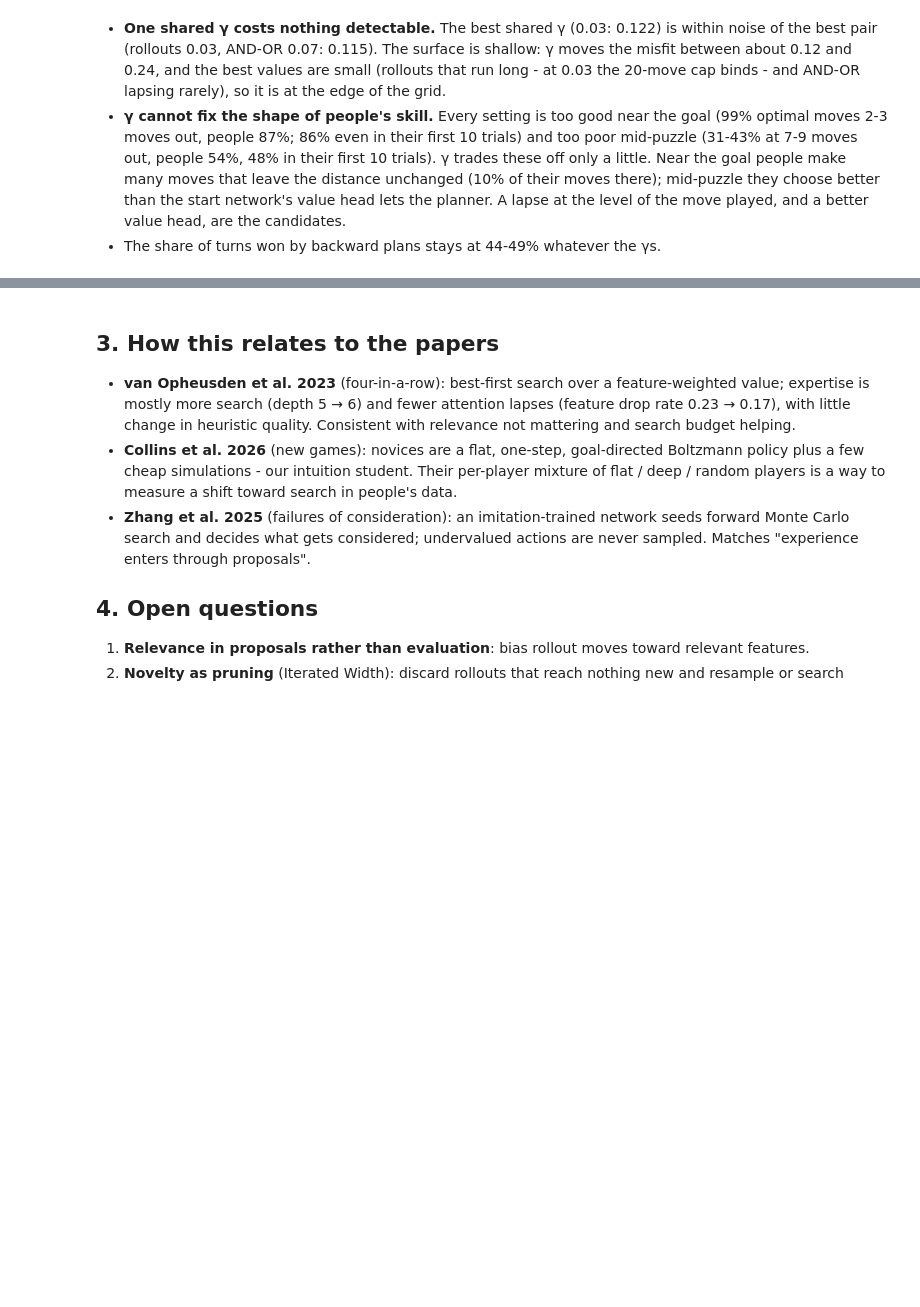
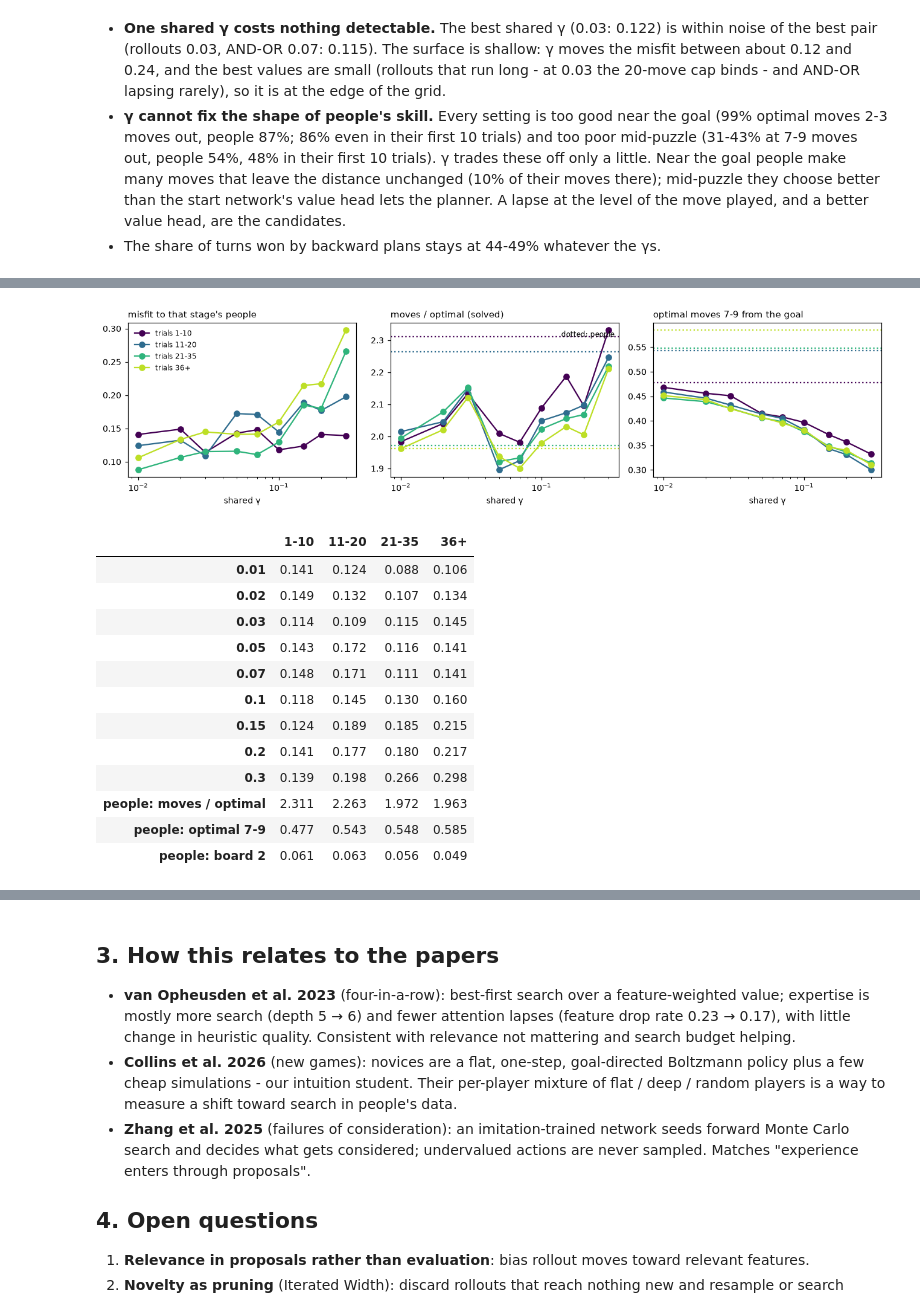
Before and after one commit to Appleseed4k/rush-hour, a Jupyter notebook: notebooks/forward_planning.ipynb, the cells around one changed output, grey strips where cells are left out. Drawn from its saved outputs; the diff is of its cells as text; code cells hidden in the pictures; blank space fills up the shorter version.

```diff
--- a/notebooks/forward_planning.ipynb
+++ b/notebooks/forward_planning.ipynb
@@ -565,0 +623,38 @@ skill.round(3)
+# %%
+lf, lpeople = fm.summarize_learning(pd.read_csv(os.path.join(SUMMARY, "gamma_learning.csv")))
+STAGE_ORDER = list(fm.STAGES)
+fig, axes = plt.subplots(1, 3, figsize=(12, 3.2))
+for st, color in zip(STAGE_ORDER, plt.cm.viridis([0.0, 0.35, 0.65, 0.9])):
+    d = lf[lf.stage == st].sort_values("gamma")
+    axes[0].plot(d.gamma, d.misfit, "o-", color=color, label=f"trials {st}")
+    axes[1].plot(d.gamma, d["moves / optimal"], "o-", color=color)
+    axes[1].axhline(lpeople.loc[st, "moves / optimal"], color=color, ls=":")
+    axes[2].plot(d.gamma, d["optimal 7-9"], "o-", color=color)
+    axes[2].axhline(lpeople.loc[st, "optimal 7-9"], color=color, ls=":")
+for ax, t in zip(axes, ["misfit to that stage's people", "moves / optimal (solved)",
+                        "optimal moves 7-9 from the goal"]):
+    ax.set_xscale("log")
+    ax.set_xlabel("shared γ")
+    ax.set_title(t)
+axes[0].legend(fontsize=8)
+axes[1].text(0.98, 0.95, "dotted: people", transform=axes[1].transAxes, ha="right", va="top", fontsize=8)
+plt.tight_layout()
+plt.show()
+pd.concat([lf.pivot(index="gamma", columns="stage", values="misfit")[STAGE_ORDER].round(3),
+           lpeople[["moves / optimal", "optimal 7-9", "board 2"]].T.round(3).rename(
+               index=lambda c: "people: " + c)])
+# %% [output]
+[figure, added]
+|  | 1-10 | 11-20 | 21-35 | 36+ |
+| 0.01 | 0.141 | 0.124 | 0.088 | 0.106 |
+| 0.02 | 0.149 | 0.132 | 0.107 | 0.134 |
+| 0.03 | 0.114 | 0.109 | 0.115 | 0.145 |
+| 0.05 | 0.143 | 0.172 | 0.116 | 0.141 |
+| 0.07 | 0.148 | 0.171 | 0.111 | 0.141 |
+| 0.1 | 0.118 | 0.145 | 0.130 | 0.160 |
+| 0.15 | 0.124 | 0.189 | 0.185 | 0.215 |
+| 0.2 | 0.141 | 0.177 | 0.180 | 0.217 |
+| 0.3 | 0.139 | 0.198 | 0.266 | 0.298 |
+| people: moves / optimal | 2.311 | 2.263 | 1.972 | 1.963 |
+| people: optimal 7-9 | 0.477 | 0.543 | 0.548 | 0.585 |
+| people: board 2 | 0.061 | 0.063 | 0.056 | 0.049 |
```
Also changed, not shown: parts of 5 cells of this notebook, 4 other files.
